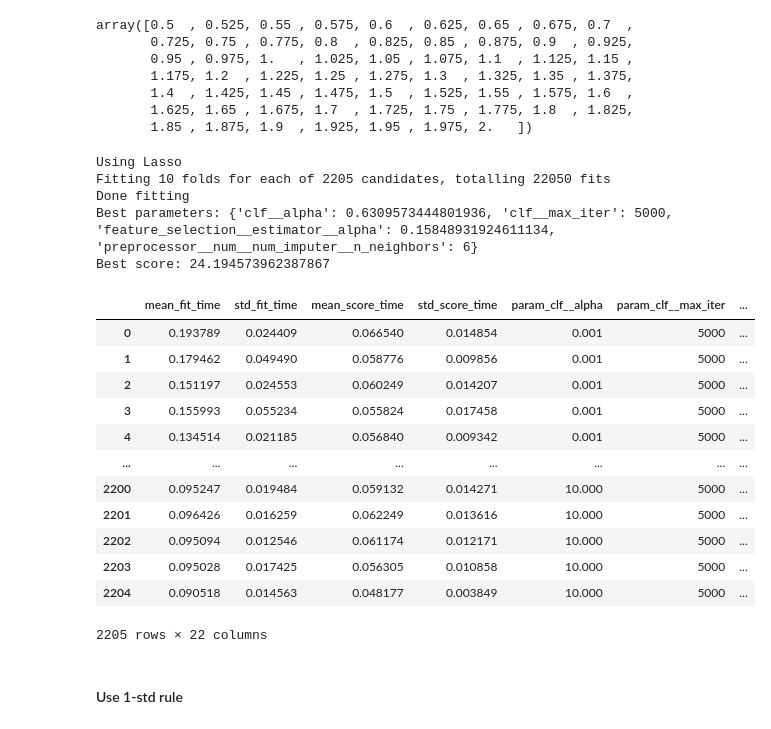
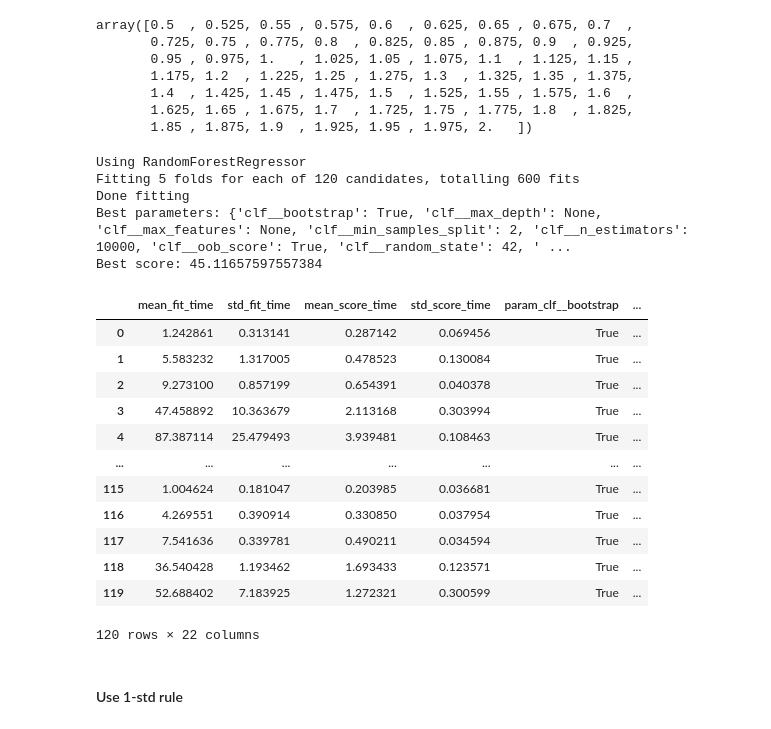
Before and after one commit to viktorseba/CDA, a Jupyter notebook: Case1/project.ipynb, the cells around one changed output. Drawn from its saved outputs; the diff is of its cells as text; code cells hidden in the pictures.

```diff
--- a/Case1/project.ipynb
+++ b/Case1/project.ipynb
@@ -1105,7 +1105,7 @@ array([0.5  , 0.525, 0.55 , 0.575, 0.6  , 0.625, 0.65 , 0.675, 0.7  ,
 # %%
 from sklearn.pipeline import Pipeline
 from sklearn.linear_model import LinearRegression, Ridge, Lasso, ElasticNet, LassoCV
-from sklearn.ensemble import GradientBoostingRegressor
+from sklearn.ensemble import GradientBoostingRegressor, RandomForestRegressor
 from sklearn.feature_selection import SelectFromModel
 from sklearn.preprocessing import OneHotEncoder, StandardScaler
 from sklearn.compose import ColumnTransformer
@@ -1189,10 +1189,21 @@ param_grid_Gradient = {
     'clf__random_state': [42]
 }
 
+param_grid_RF = {
+    'preprocessor__num__num_imputer__n_neighbors': [5],
+    'feature_selection__estimator__alpha': [1.0],
+    'clf__n_estimators': [100, 500, 1000, 5000, 10_000],
+    'clf__min_samples_split': [2, 10, 20],
+    'clf__max_depth': [1, 2, 3, None],
+    'clf__max_features': [1/3, None],
+    'clf__bootstrap': [True],
+    'clf__oob_score': [True],
+    'clf__random_state': [42]
+}
 
 # Run grid search for one model ##################################################################
-K = 10
-model = Lasso()
+K = 5
+model = RandomForestRegressor()
 # model = SVR()
 model_class_name = model.__class__.__name__
 if model_class_name in ['Ridge', 'Lasso']:
@@ -1207,54 +1218,57 @@ elif model_class_name == 'LinearRegression':
 elif model_class_name == 'GradientBoostingRegressor':
     print("Using GradientBoosting")
     param_grid = param_grid_Gradient
+elif model_class_name == 'RandomForestRegressor':
+    print("Using RandomForestRegressor")
+    param_grid = param_grid_RF
 
 grid_search = GridSearchCV(make_pipeline(X, model),
                            param_grid,
                            cv=K,
                            n_jobs=-1,
                            verbose=3,
                            scoring='neg_root_mean_squared_error',
                            refit=True,
                            return_train_score=False)
 
 # Fit the model with GridSearchCV
 grid_search.fit(X, y)
 print('Done fitting')
 
 # Use the best model to make predictions
 best_model = grid_search.best_estimator_
 best_parameters = grid_search.best_params_
 
 # Check the best parameters and model
 print("Best parameters:", best_parameters)
 print("Best score:", -grid_search.best_score_)
 
 # Check if all steps are fitted
 # check_is_fitted(best_model.named_steps['imputer'])
 
 # y_pred = best_model.predict(X_test)
 cv_results = pd.DataFrame(grid_search.cv_results_)
 cv_results.to_csv(f'{model_class_name}_cv_results.csv')
 cv_results
 # %% [output]
-Using Lasso
-Fitting 10 folds for each of 2205 candidates, totalling 22050 fits
+Using RandomForestRegressor
+Fitting 5 folds for each of 120 candidates, totalling 600 fits
 Done fitting
-Best parameters: {'clf__alpha': 0.6309573444801936, 'clf__max_iter': 5000, 'feature_selection__estimator__alpha': 0.15848931924611134, 'preprocessor__num__num_imputer__n_neighbors': 6}
-Best score: 24.194573962387867
+Best parameters: {'clf__bootstrap': True, 'clf__max_depth': None, 'clf__max_features': None, 'clf__min_samples_split': 2, 'clf__n_estimators': 10000, 'clf__oob_score': True, 'clf__random_state': 42, ' ...
+Best score: 45.11657597557384
-|  | mean_fit_time | std_fit_time | mean_score_time | std_score_time | param_clf__alpha | param_clf__max_iter | ... |
-| 0 | 0.193789 | 0.024409 | 0.066540 | 0.014854 | 0.001 | 5000 | ... |
-| 1 | 0.179462 | 0.049490 | 0.058776 | 0.009856 | 0.001 | 5000 | ... |
-| 2 | 0.151197 | 0.024553 | 0.060249 | 0.014207 | 0.001 | 5000 | ... |
-| 3 | 0.155993 | 0.055234 | 0.055824 | 0.017458 | 0.001 | 5000 | ... |
-| 4 | 0.134514 | 0.021185 | 0.056840 | 0.009342 | 0.001 | 5000 | ... |
-| ... | ... | ... | ... | ... | ... | ... | ... |
-| 2200 | 0.095247 | 0.019484 | 0.059132 | 0.014271 | 10.000 | 5000 | ... |
-| 2201 | 0.096426 | 0.016259 | 0.062249 | 0.013616 | 10.000 | 5000 | ... |
-| 2202 | 0.095094 | 0.012546 | 0.061174 | 0.012171 | 10.000 | 5000 | ... |
-| 2203 | 0.095028 | 0.017425 | 0.056305 | 0.010858 | 10.000 | 5000 | ... |
-| 2204 | 0.090518 | 0.014563 | 0.048177 | 0.003849 | 10.000 | 5000 | ... |
+|  | mean_fit_time | std_fit_time | mean_score_time | std_score_time | param_clf__bootstrap | ... |
+| 0 | 1.242861 | 0.313141 | 0.287142 | 0.069456 | True | ... |
+| 1 | 5.583232 | 1.317005 | 0.478523 | 0.130084 | True | ... |
+| 2 | 9.273100 | 0.857199 | 0.654391 | 0.040378 | True | ... |
+| 3 | 47.458892 | 10.363679 | 2.113168 | 0.303994 | True | ... |
+| 4 | 87.387114 | 25.479493 | 3.939481 | 0.108463 | True | ... |
+| ... | ... | ... | ... | ... | ... | ... |
+| 115 | 1.004624 | 0.181047 | 0.203985 | 0.036681 | True | ... |
+| 116 | 4.269551 | 0.390914 | 0.330850 | 0.037954 | True | ... |
+| 117 | 7.541636 | 0.339781 | 0.490211 | 0.034594 | True | ... |
+| 118 | 36.540428 | 1.193462 | 1.693433 | 0.123571 | True | ... |
+| 119 | 52.688402 | 7.183925 | 1.272321 | 0.300599 | True | ... |
-2205 rows × 22 columns
+120 rows × 22 columns
 # %%
 cv_results = pd.DataFrame(grid_search.cv_results_)
 # %% [markdown]
```
Also changed, not shown: parts of 6 cells of this notebook, 3 other files.
